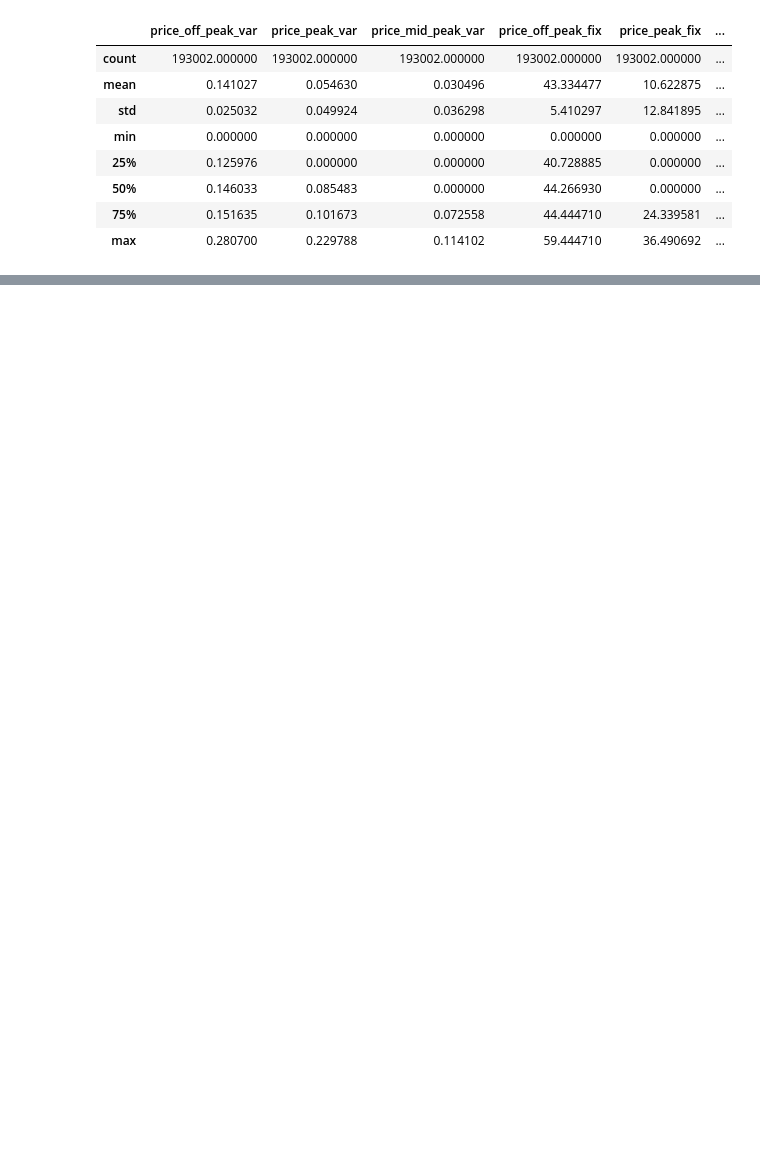
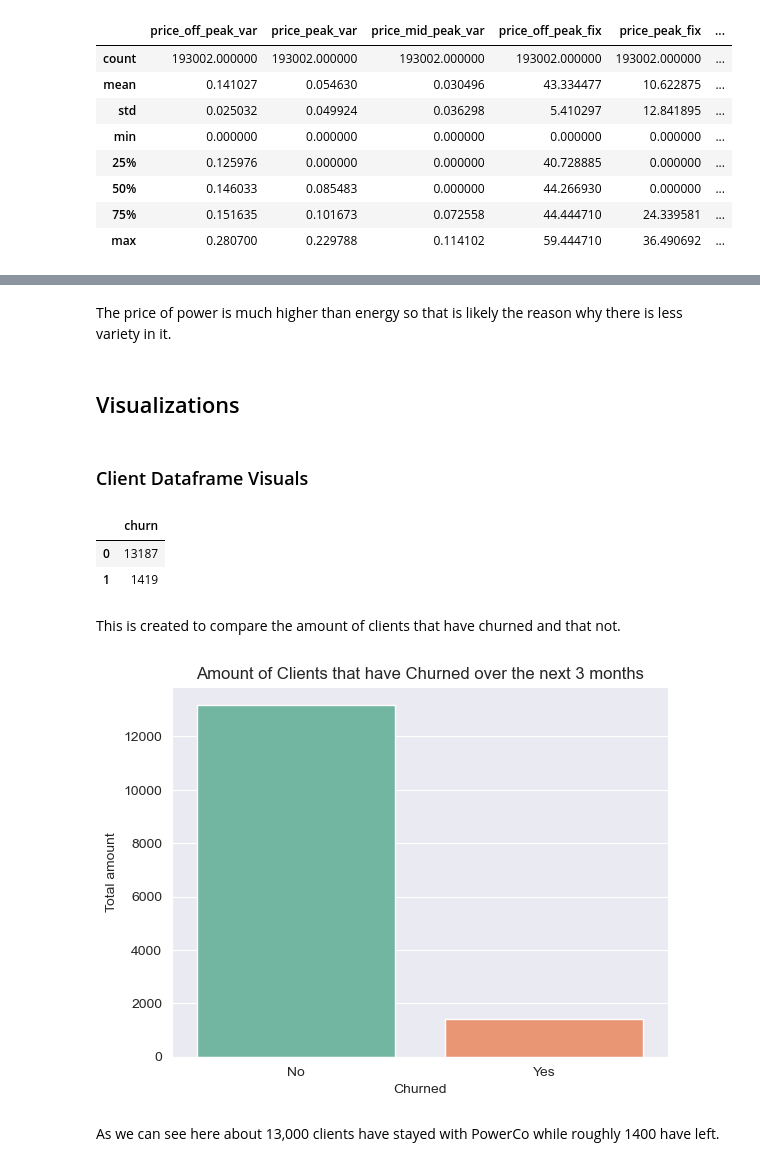
Before and after one commit to Cabone01/Data_Science_Job_Simulation, a Jupyter notebook: Exploratory Data Analysis.ipynb, the cells around one changed output, grey strips where cells are left out. Saved outputs shown, nothing was run; the diff lists cells and outputs as text; code cells hidden in the pictures; blank space fills up the shorter version.

```diff
--- a/Exploratory Data Analysis.ipynb
+++ b/Exploratory Data Analysis.ipynb
@@ -211,0 +143,24 @@ ax.set_xticklabels(ax.get_xticklabels(),rotation=30)
+# %% [markdown]
+The price of power is much higher than energy so that is likely the reason why there is less variety in it.
+# %% [markdown]
+## Visualizations
+# %% [markdown]
+### Client Dataframe Visuals
+# %%
+clients_churn = client_data_df.groupby(["churn"], as_index=False)["churn"].count()
+clients_churn
+# %% [output]
+|  | churn |
+| 0 | 13187 |
+| 1 | 1419 |
+# %% [markdown]
+This is created to compare the amount of clients that have churned and that not.
+# %%
+ax = sns.barplot(x="index", y="churn", data=clients_churn.reset_index(), palette=sns.color_palette("Set2"))
+title = ax.set_title("Amount of Clients that have Churned over the next 3 months")
+labels = ax.set(xlabel="Churned", ylabel="Total amount")
+ticks = ax.set_xticklabels(["No", "Yes"])
+# %% [output]
+[figure, added]
+# %% [markdown]
+As we can see here about 13,000 clients have stayed with PowerCo while roughly 1400 have left.
```
Also changed, not shown: parts of 48 cells of this notebook, 2 other files.
